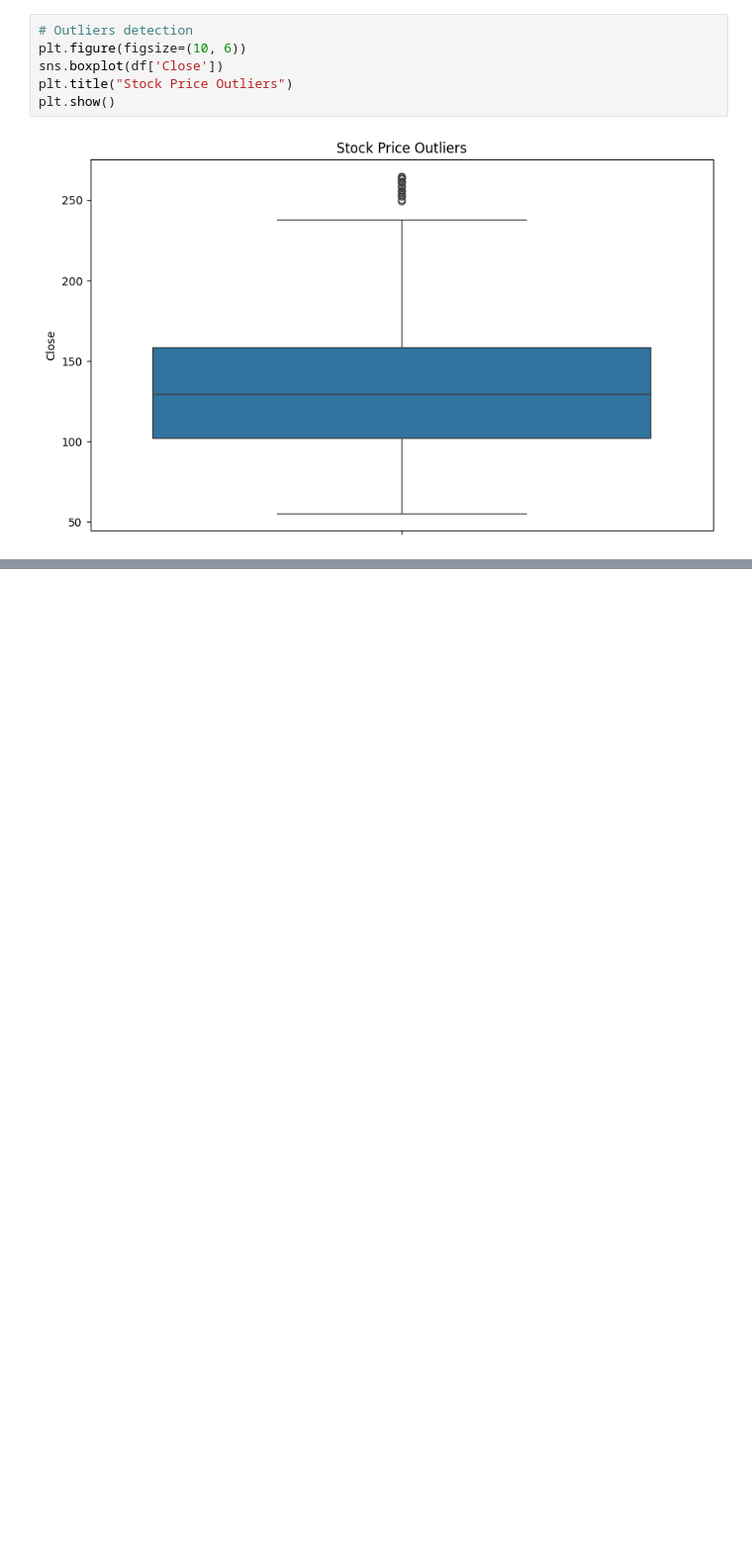
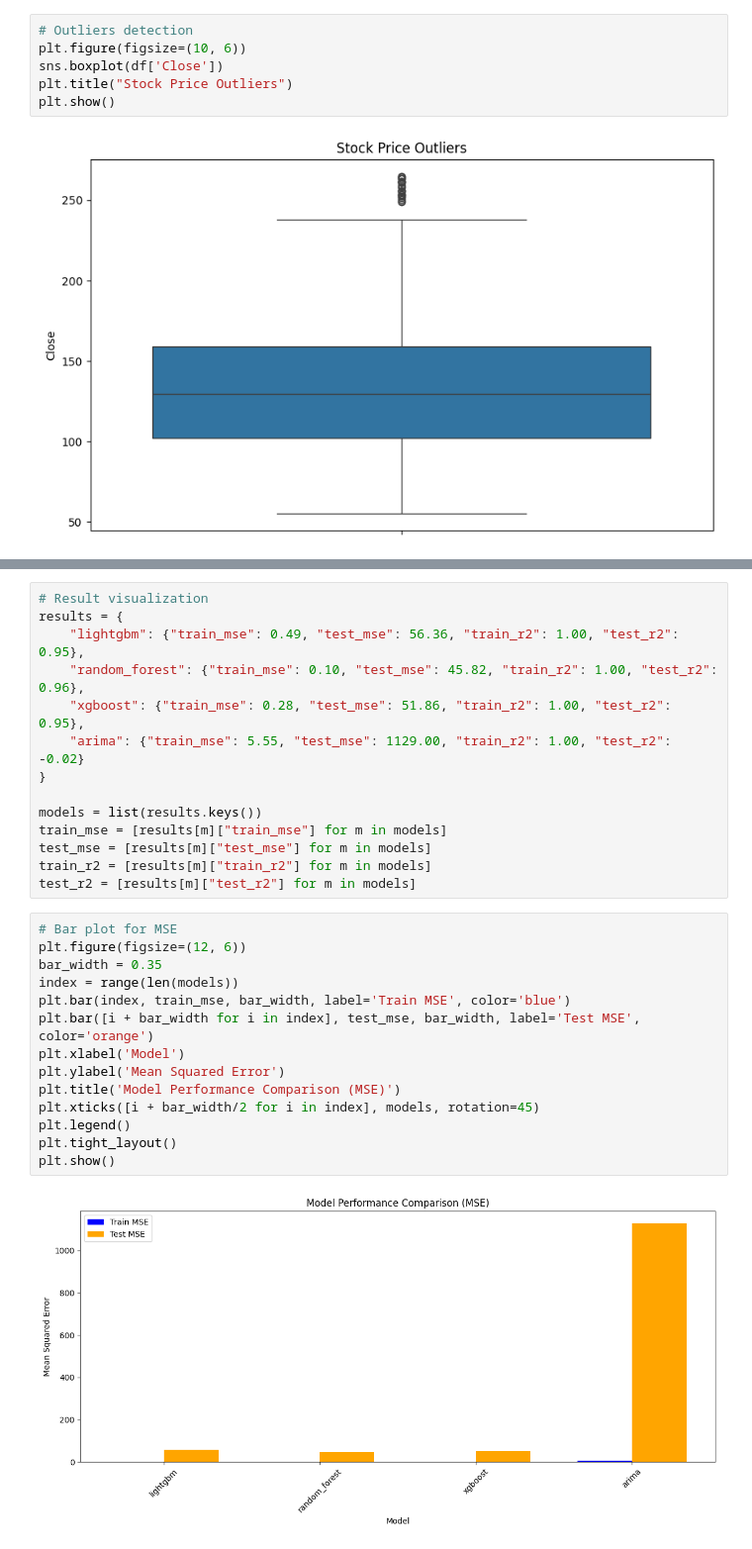
Before and after one commit to Duncan610/stocksprediction, a Jupyter notebook: Notebook/eda.ipynb, the cells around one changed output, grey strips where cells are left out. Shown: that part at 99% size. Drawn from its saved outputs; the diff is of its cells as text; blank space fills up the shorter version.

Commit message:
Updated eda to view model performance visualization

```diff
--- a/Notebook/eda.ipynb
+++ b/Notebook/eda.ipynb
@@ -165,0 +163,30 @@ plt.show()
+# %%
+# Result visualization
+results = {
+    "lightgbm": {"train_mse": 0.49, "test_mse": 56.36, "train_r2": 1.00, "test_r2": 0.95},
+    "random_forest": {"train_mse": 0.10, "test_mse": 45.82, "train_r2": 1.00, "test_r2": 0.96},
+    "xgboost": {"train_mse": 0.28, "test_mse": 51.86, "train_r2": 1.00, "test_r2": 0.95},
+    "arima": {"train_mse": 5.55, "test_mse": 1129.00, "train_r2": 1.00, "test_r2": -0.02}
+}
+
+models = list(results.keys())
+train_mse = [results[m]["train_mse"] for m in models]
+test_mse = [results[m]["test_mse"] for m in models]
+train_r2 = [results[m]["train_r2"] for m in models]
+test_r2 = [results[m]["test_r2"] for m in models]
+# %%
+# Bar plot for MSE
+plt.figure(figsize=(12, 6))
+bar_width = 0.35
+index = range(len(models))
+plt.bar(index, train_mse, bar_width, label='Train MSE', color='blue')
+plt.bar([i + bar_width for i in index], test_mse, bar_width, label='Test MSE', color='orange')
+plt.xlabel('Model')
+plt.ylabel('Mean Squared Error')
+plt.title('Model Performance Comparison (MSE)')
+plt.xticks([i + bar_width/2 for i in index], models, rotation=45)
+plt.legend()
+plt.tight_layout()
+plt.show()
+# %% [output]
+[figure, added]
```
Also changed, not shown: parts of 8 cells of this notebook.
